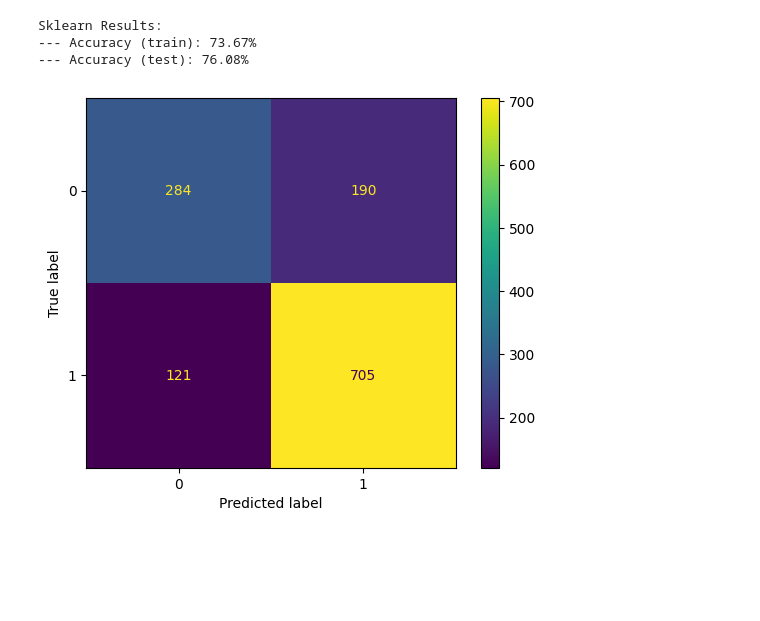
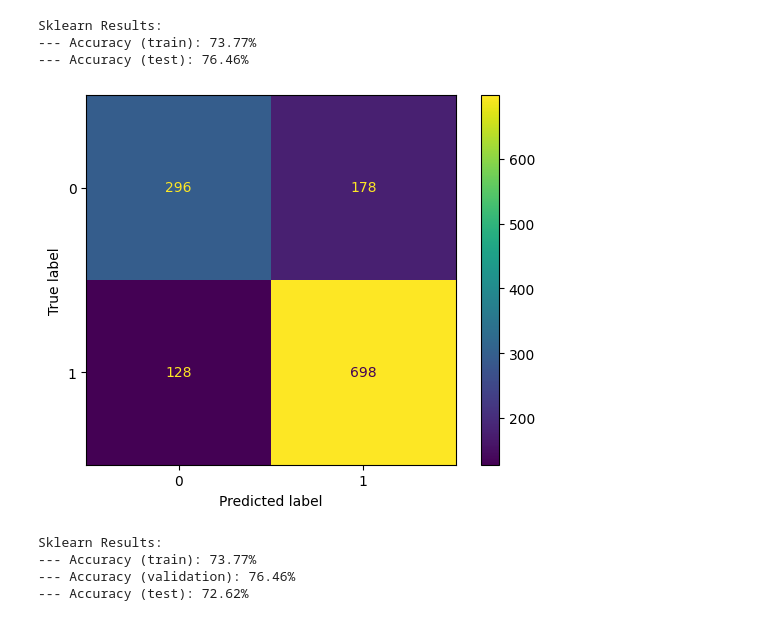
Before and after one commit to AlistairKeiller/cs178Final, a Jupyter notebook: notebooks/logistic.ipynb, the cells around one changed output. Drawn from its saved outputs; the diff is of its cells as text; code cells hidden in the pictures; blank space fills up the shorter version.

```diff
--- a/notebooks/logistic.ipynb
+++ b/notebooks/logistic.ipynb
@@ -88,36 +102,0 @@ wine_X_tr, wine_X_val, wine_X_test, wine_y_tr, wine_y_val, wine_y_test = get_bin
-# %%
-with warnings.catch_warnings():
-    warnings.simplefilter("ignore", category=ConvergenceWarning)
-    warnings.simplefilter("ignore", category=UserWarning)
-    for solv in solvers:
-        l1rat = 0
-        for pen in penalty:
-            match pen:
-                case 'elasticnet':
-                    l1rat = 0.5
-                case 'l1':
-                    l1rat = 1
-            try:
-                max_iters = 0
-                max_c = 0
-                max_val_accuracy = 0
-                max_classifier = LogisticRegression(solver=solv, penalty=pen, max_iter = 1, random_state = seed)
-                for iters in range(10, 200, 10):
-                    for c in cs:
-                        classifier = LogisticRegression(solver=solv, penalty=pen, max_iter = iters, C=c, l1_ratio=l1rat, random_state = seed);
-                        classifier.fit(wine_X_tr, wine_y_tr);
-                        if(100*accuracy_score(wine_y_val, classifier.predict(wine_X_val)) > max_val_accuracy):
-                            max_iters = iters
-                            max_val_accuracy = 100*accuracy_score(wine_y_val, classifier.predict(wine_X_val))
-                            max_classifier = classifier
-                            max_c = c
-                print(f'Params: solver: {solv}, penalty: {pen}, C: {max_c}, max_iters: {max_iters}')
-                print(f'Training accuracy: {100*accuracy_score(wine_y_tr, max_classifier.predict(wine_X_tr)):.2f}%' )
-                print(f'Validation accuracy: {100*accuracy_score(wine_y_val, max_classifier.predict(wine_X_val)):.2f}%\n' )
-            except ValueError:
-                continue
-
-
-#Best appears to be saga with penalty l2, max iters 20, C = 0.01.
-#runner ups (by training accuracy) are sag with penalty l2 c 0.01 max_iters 20, and newton-cg with penalty l2 c 0.01 and max iters 10
-# also saga with penalty l1, c 1, and max_uters 90 is pretty good
@@ -142,11 +103,28 @@ Validation accuracy: 76.46%
 # %%
-classifier =  LogisticRegression(solver='saga', penalty='l2', max_iter = 20, random_state = seed, C=0.01)
+classifier =  LogisticRegression(solver='saga', penalty='l1', max_iter = 100, random_state = seed, C=1)
 confusion(classifier, wine_X_tr, wine_y_tr, wine_X_val, wine_y_val)
 # %% [output]
 Sklearn Results:
---- Accuracy (train): 73.67%
---- Accuracy (test): 76.08%
+--- Accuracy (train): 73.77%
+--- Accuracy (test): 76.46%
-[figure, old version]
+[figure, new version]
+# %%
+classifier =  LogisticRegression(solver='saga', penalty='l1', max_iter = 100, random_state = seed, C=1)
+classifier.fit(wine_X_tr, wine_y_tr)
+
+sklearn_acc_tr = accuracy_score(wine_y_tr, classifier.predict(wine_X_tr))
+sklearn_acc_val = accuracy_score(wine_y_val, classifier.predict(wine_X_val))
+sklearn_acc_te = accuracy_score(wine_y_test, classifier.predict(wine_X_test))
+
+print(f'Results:')
+print(f'--- Accuracy (train): {100*sklearn_acc_tr:.2f}%')
+print(f'--- Accuracy (validation): {100*sklearn_acc_val:.2f}%')
+print(f'--- Accuracy (test): {100*sklearn_acc_te:.2f}%')
+# %% [output]
+Sklearn Results:
+--- Accuracy (train): 73.77%
+--- Accuracy (validation): 76.46%
+--- Accuracy (test): 72.62%
 # %%
 # # Create a figure with only one subplot
 # figure, axes = plt.subplots(1, figsize=(6, 6))
```
Also changed, not shown: parts of 9 cells of this notebook, 1 other file.
